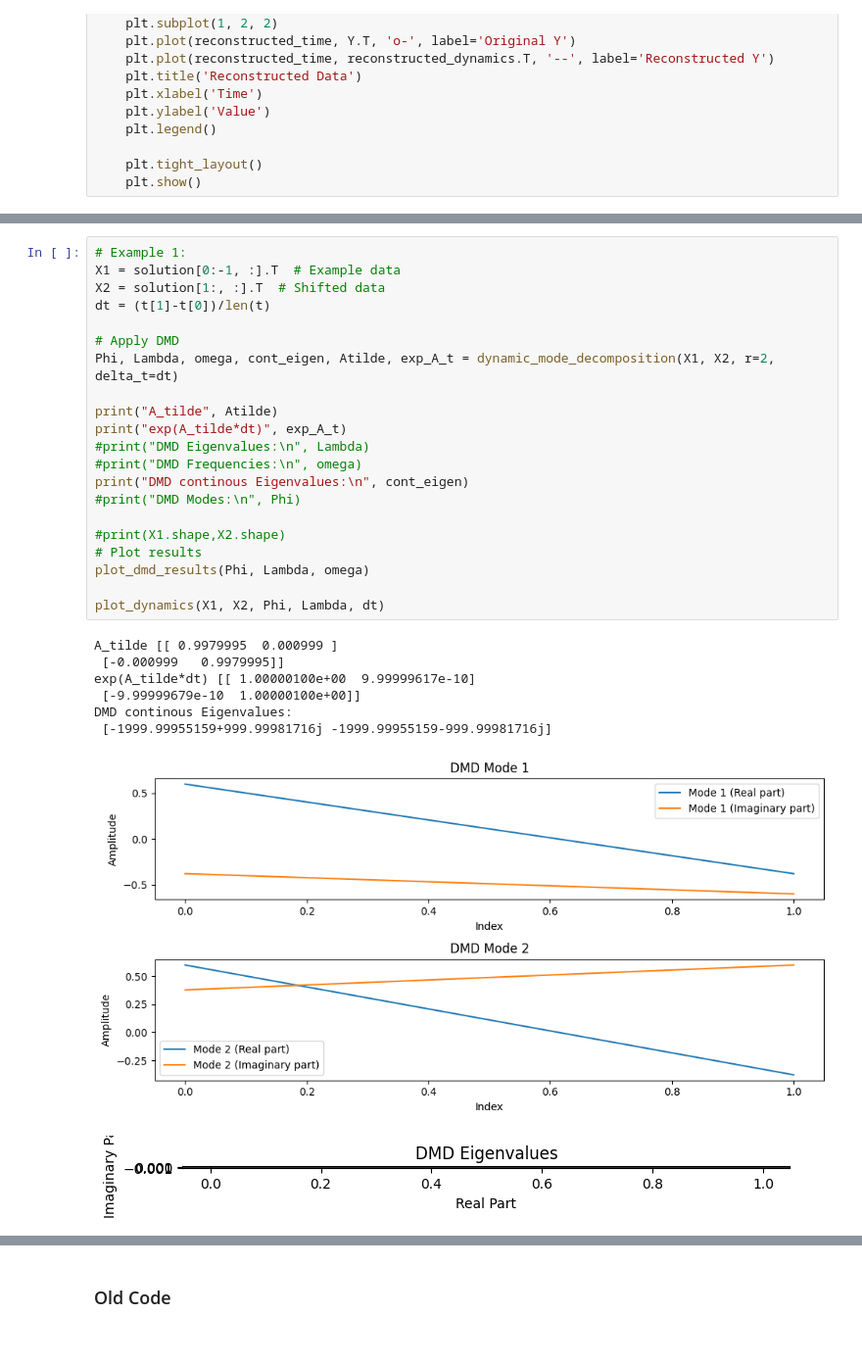
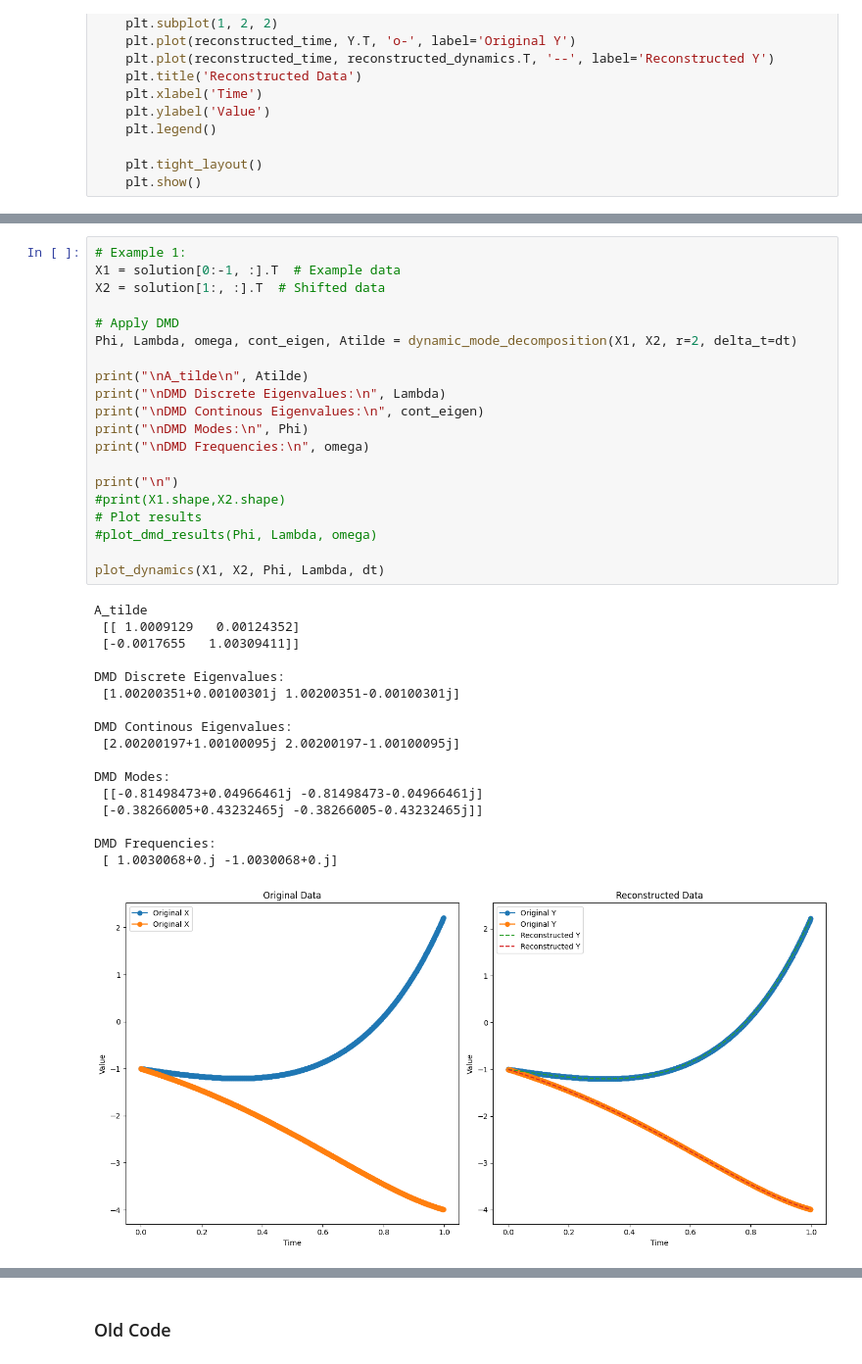
Before and after one commit to KulkarniHrishikesh/PyDMD, a Jupyter notebook: DMD.ipynb, the cells around one changed output, grey strips where cells are left out. Shown at 98% size. Saved outputs shown, nothing was run; the diff lists cells and outputs as text.

Commit message:
Updated code for Working DMD for linear dynamics

```diff
--- a/DMD.ipynb
+++ b/DMD.ipynb
@@ -351,30 +345,38 @@ plt.show()
 # %%
 # Example 1:
 X1 = solution[0:-1, :].T  # Example data
 X2 = solution[1:, :].T  # Shifted data
-dt = (t[1]-t[0])/len(t)
 
 # Apply DMD
-Phi, Lambda, omega, cont_eigen, Atilde, exp_A_t = dynamic_mode_decomposition(X1, X2, r=2, delta_t=dt)
+Phi, Lambda, omega, cont_eigen, Atilde = dynamic_mode_decomposition(X1, X2, r=2, delta_t=dt)
 
-print("A_tilde", Atilde)
-print("exp(A_tilde*dt)", exp_A_t)
-#print("DMD Eigenvalues:\n", Lambda)
-#print("DMD Frequencies:\n", omega)
-print("DMD continous Eigenvalues:\n", cont_eigen)
-#print("DMD Modes:\n", Phi)
+print("\nA_tilde\n", Atilde)
+print("\nDMD Discrete Eigenvalues:\n", Lambda)
+print("\nDMD Continous Eigenvalues:\n", cont_eigen)
+print("\nDMD Modes:\n", Phi)
+print("\nDMD Frequencies:\n", omega)
 
+print("\n")
 #print(X1.shape,X2.shape)
 # Plot results
-plot_dmd_results(Phi, Lambda, omega)
+#plot_dmd_results(Phi, Lambda, omega)
 
 plot_dynamics(X1, X2, Phi, Lambda, dt)
 # %% [output]
-A_tilde [[ 0.9979995  0.000999 ]
- [-0.000999   0.9979995]]
-exp(A_tilde*dt) [[ 1.00000100e+00  9.99999617e-10]
- [-9.99999679e-10  1.00000100e+00]]
-DMD continous Eigenvalues:
- [-1999.99955159+999.99981716j -1999.99955159-999.99981716j]
+A_tilde
+ [[ 1.0009129   0.00124352]
+ [-0.0017655   1.00309411]]
+
+DMD Discrete Eigenvalues:
+ [1.00200351+0.00100301j 1.00200351-0.00100301j]
+
+DMD Continous Eigenvalues:
+ [2.00200197+1.00100095j 2.00200197-1.00100095j]
+
+DMD Modes:
+ [[-0.81498473+0.04966461j -0.81498473-0.04966461j]
+ [-0.38266005+0.43232465j -0.38266005-0.43232465j]]
+
+DMD Frequencies:
+ [ 1.0030068+0.j -1.0030068+0.j]
-[figure, old version]
+[figure, new version]
-[figure, removed]
```
Also changed, not shown: parts of 13 cells of this notebook.
